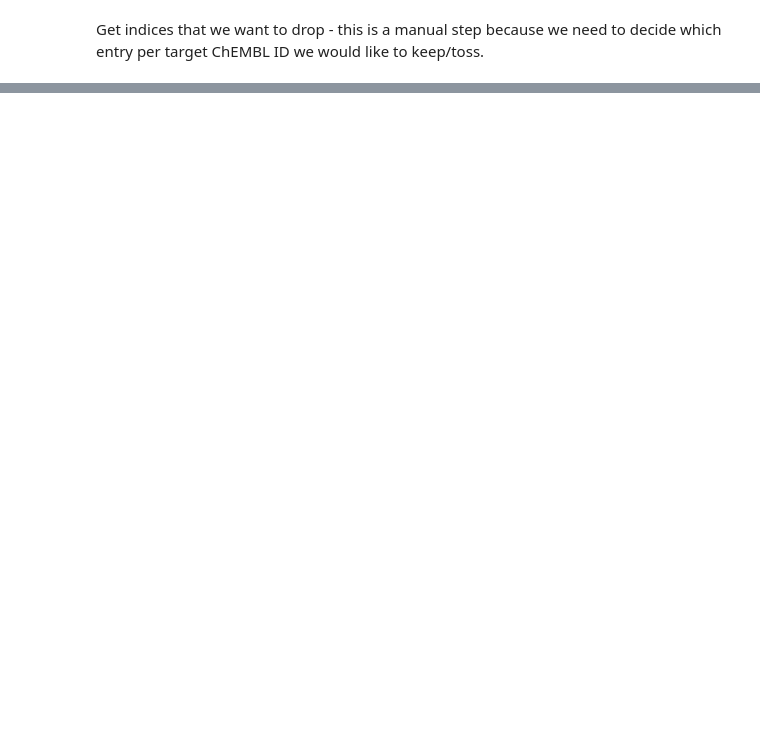
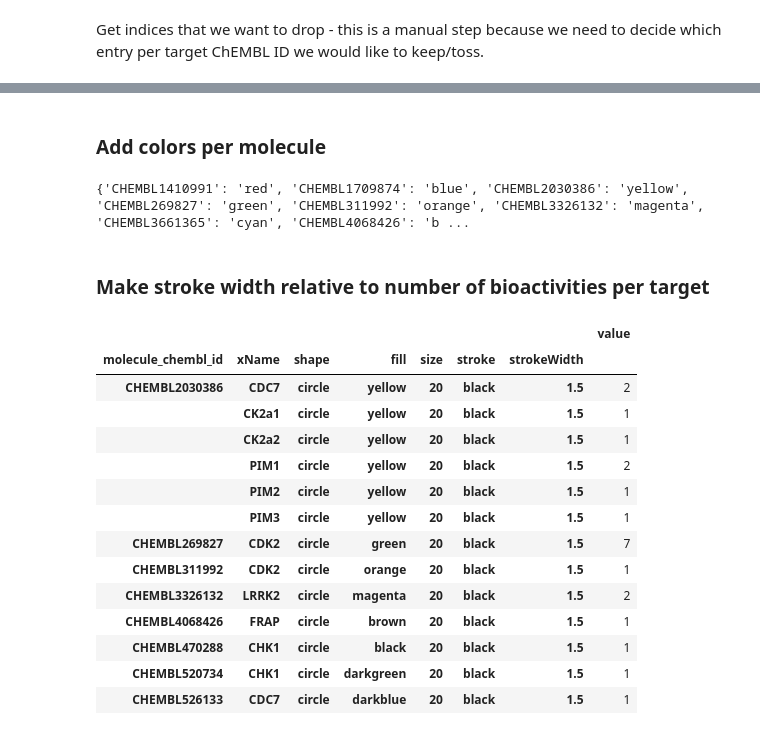
Before and after one commit to volkamerlab/KinaseFocusedFragmentLibrary, a Jupyter notebook: kinase_focused_fragment_library/analysis/ligand_analysis/chembl_molecule_details.ipynb, the cells around one changed output, grey strips where cells are left out. Cells and saved outputs as stored; diff of their text form; code cells hidden in the pictures; blank space fills up the shorter version.

```diff
--- a/kinase_focused_fragment_library/analysis/ligand_analysis/chembl_molecule_details.ipynb
+++ b/kinase_focused_fragment_library/analysis/ligand_analysis/chembl_molecule_details.ipynb
@@ -355,0 +578,7 @@ molecules_selected
+# %%
+# Drop molecules without kinase name
+kinmap_data = kinmap_data[~kinmap_data.xName.isna()].copy()
+# %%
+# Drop target preference name (not needed any more)
+kinmap_data.drop('target_pref_name', axis=1, inplace=True)
+kinmap_data
@@ -355,0 +603,47 @@ molecules_selected
+# %% [markdown]
+### Add colors per molecule
+# %%
+# Assign colors to each molecule
+
+molecule_colors = {}
+colors = 'red blue yellow green orange magenta cyan brown black darkgreen darkblue'.split()
+molecules = molecules_targets_details.molecule_chembl_id.unique()
+
+for molecule, color in zip(molecules, colors):
+    molecule_colors[molecule] = color
+
+print(molecule_colors)
+
+kinmap_data['fill'] = kinmap_data.apply(lambda x: molecule_colors[x.molecule_chembl_id], axis=1)
+# %% [output]
+{'CHEMBL1410991': 'red', 'CHEMBL1709874': 'blue', 'CHEMBL2030386': 'yellow', 'CHEMBL269827': 'green', 'CHEMBL311992': 'orange', 'CHEMBL3326132': 'magenta', 'CHEMBL3661365': 'cyan', 'CHEMBL4068426': 'b ...
+# %%
+# Add other visualization parameters
+
+kinmap_data['size'] = 20
+kinmap_data['shape'] = 'circle'
+kinmap_data['stroke'] = 'black'
+kinmap_data['strokeWidth'] = 1.5
+# %% [markdown]
+### Make stroke width relative to number of bioactivities per target
+# %%
+kinmap_data_n = kinmap_data.groupby(
+    by=['molecule_chembl_id', 'xName', 'shape', 'fill', 'size', 'stroke', 'strokeWidth']
+).count()
+kinmap_data_n
+# %% [output]
+|  |  |  |  |  |  |  | value |
+| molecule_chembl_id | xName | shape | fill | size | stroke | strokeWidth |  |
+| CHEMBL2030386 | CDC7 | circle | yellow | 20 | black | 1.5 | 2 |
+|  | CK2a1 | circle | yellow | 20 | black | 1.5 | 1 |
+|  | CK2a2 | circle | yellow | 20 | black | 1.5 | 1 |
+|  | PIM1 | circle | yellow | 20 | black | 1.5 | 2 |
+|  | PIM2 | circle | yellow | 20 | black | 1.5 | 1 |
+|  | PIM3 | circle | yellow | 20 | black | 1.5 | 1 |
+| CHEMBL269827 | CDK2 | circle | green | 20 | black | 1.5 | 7 |
+| CHEMBL311992 | CDK2 | circle | orange | 20 | black | 1.5 | 1 |
+| CHEMBL3326132 | LRRK2 | circle | magenta | 20 | black | 1.5 | 2 |
+| CHEMBL4068426 | FRAP | circle | brown | 20 | black | 1.5 | 1 |
+| CHEMBL470288 | CHK1 | circle | black | 20 | black | 1.5 | 1 |
+| CHEMBL520734 | CHK1 | circle | darkgreen | 20 | black | 1.5 | 1 |
+| CHEMBL526133 | CDC7 | circle | darkblue | 20 | black | 1.5 | 1 |
```
Also changed, not shown: parts of 121 cells of this notebook, 9 other files.
